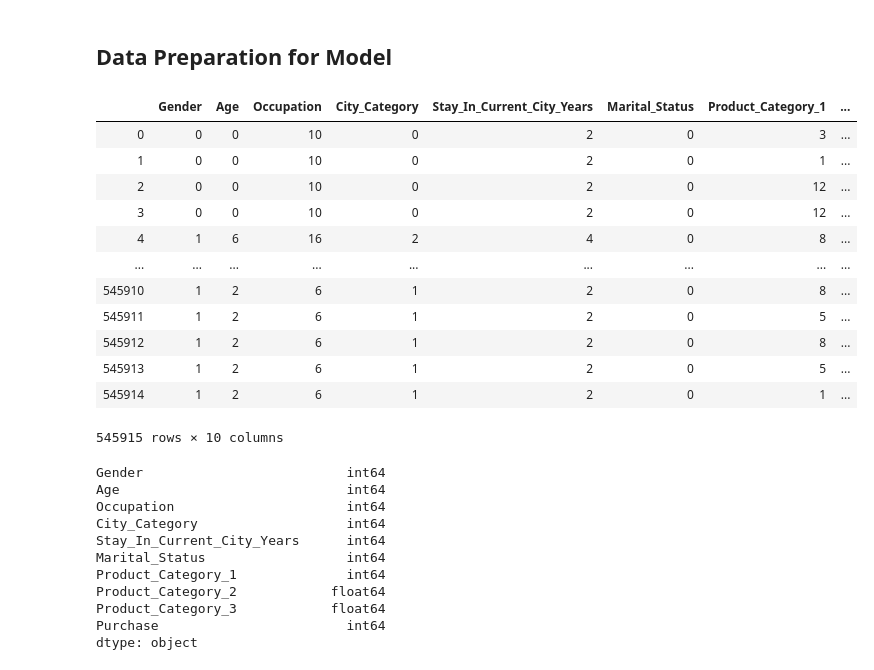
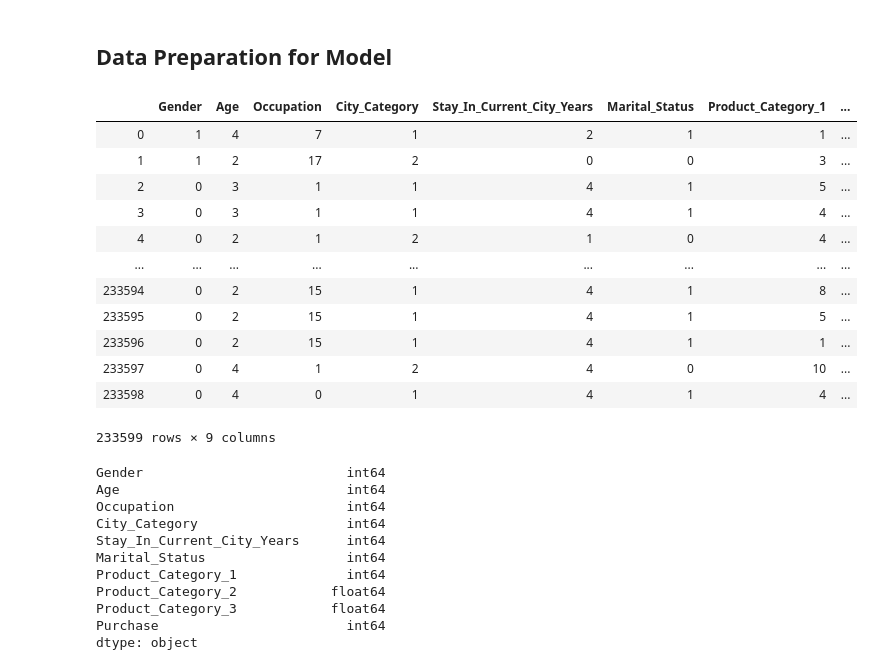
Before and after one commit to pablojordan/BlackFriday_Study, a Jupyter notebook: BlackFriday_Analysis/static/python/Analysis_Processing_Model.ipynb, the cells around one changed output. Drawn from its saved outputs; the diff is of its cells as text; code cells hidden in the pictures.

```diff
--- a/BlackFriday_Analysis/static/python/Analysis_Processing_Model.ipynb
+++ b/BlackFriday_Analysis/static/python/Analysis_Processing_Model.ipynb
@@ -144,25 +172,28 @@ PC1: 5.404270017525106
 # %% [markdown]
 ## Data Preparation for Model
 # %%
-# Remove category 19 and 20 fron Product Category 1 from Train
-removal = train.index[(train.Product_Category_1.isin([19,20]))]
-train = train.drop(removal)
+# Remove category 19 and 20 fron Product Category 1 from Train & Test
+removal_train = train.index[(train.Product_Category_1.isin([19,20]))]
+train = train.drop(removal_train)
+# Remove category 19 and 20 fron Product Category 1 from Train & Test
+removal_test = test.index[(test.Product_Category_1.isin([19,20]))]
+test = test.drop(removal_test)
-# %%
-train
-# %% [output]
-|  | Gender | Age | Occupation | City_Category | Stay_In_Current_City_Years | Marital_Status | Product_Category_1 | ... |
-| 0 | 0 | 0 | 10 | 0 | 2 | 0 | 3 | ... |
-| 1 | 0 | 0 | 10 | 0 | 2 | 0 | 1 | ... |
-| 2 | 0 | 0 | 10 | 0 | 2 | 0 | 12 | ... |
-| 3 | 0 | 0 | 10 | 0 | 2 | 0 | 12 | ... |
-| 4 | 1 | 6 | 16 | 2 | 4 | 0 | 8 | ... |
-| ... | ... | ... | ... | ... | ... | ... | ... | ... |
-| 545910 | 1 | 2 | 6 | 1 | 2 | 0 | 8 | ... |
-| 545911 | 1 | 2 | 6 | 1 | 2 | 0 | 5 | ... |
-| 545912 | 1 | 2 | 6 | 1 | 2 | 0 | 8 | ... |
-| 545913 | 1 | 2 | 6 | 1 | 2 | 0 | 5 | ... |
-| 545914 | 1 | 2 | 6 | 1 | 2 | 0 | 1 | ... |
-545915 rows × 10 columns
+# %%
+test
+# %% [output]
+|  | Gender | Age | Occupation | City_Category | Stay_In_Current_City_Years | Marital_Status | Product_Category_1 | ... |
+| 0 | 1 | 4 | 7 | 1 | 2 | 1 | 1 | ... |
+| 1 | 1 | 2 | 17 | 2 | 0 | 0 | 3 | ... |
+| 2 | 0 | 3 | 1 | 1 | 4 | 1 | 5 | ... |
+| 3 | 0 | 3 | 1 | 1 | 4 | 1 | 4 | ... |
+| 4 | 0 | 2 | 1 | 2 | 1 | 0 | 4 | ... |
+| ... | ... | ... | ... | ... | ... | ... | ... | ... |
+| 233594 | 0 | 2 | 15 | 1 | 4 | 1 | 8 | ... |
+| 233595 | 0 | 2 | 15 | 1 | 4 | 1 | 5 | ... |
+| 233596 | 0 | 2 | 15 | 1 | 4 | 1 | 1 | ... |
+| 233597 | 0 | 4 | 1 | 2 | 4 | 0 | 10 | ... |
+| 233598 | 0 | 4 | 0 | 1 | 4 | 1 | 4 | ... |
+233599 rows × 9 columns
 # %%
 # Convert Stay_in_current_city_years to binary by using dummy variables
 # train = pd.get_dummies(train, columns=['Stay_In_Current_City_Years'])
```
Also changed, not shown: parts of 16 cells of this notebook, 5 other files.
